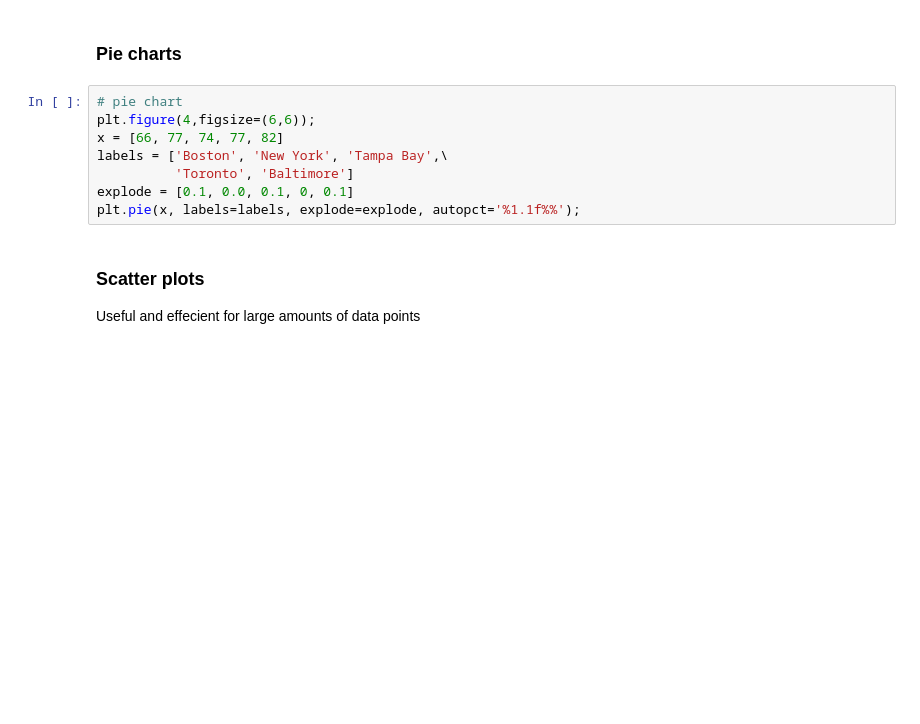
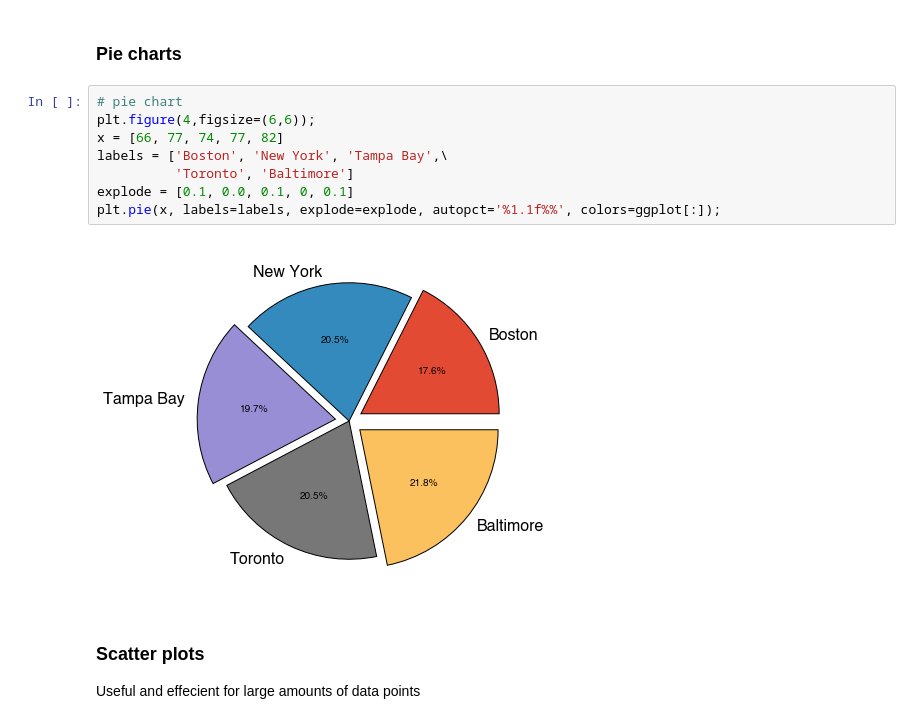
Before and after one commit to agdelma/IntroCompPhysics, a Jupyter notebook: Lectures/Notebooks/11_PlotTypes.ipynb, the cells around one changed output. Cells and saved outputs as stored; diff of their text form; blank space fills up the shorter version.

```diff
--- a/Lectures/Notebooks/11_PlotTypes.ipynb
+++ b/Lectures/Notebooks/11_PlotTypes.ipynb
@@ -93,11 +178,13 @@ plt.yticks(bar.values());
 # %%
 # pie chart
 plt.figure(4,figsize=(6,6));
 x = [66, 77, 74, 77, 82]
 labels = ['Boston', 'New York', 'Tampa Bay',\
           'Toronto', 'Baltimore']
 explode = [0.1, 0.0, 0.1, 0, 0.1]
-plt.pie(x, labels=labels, explode=explode, autopct='%1.1f%%');
+plt.pie(x, labels=labels, explode=explode, autopct='%1.1f%%', colors=ggplot[:]);
+# %% [output]
+[figure, added]
 # %% [markdown]
 ### Scatter plots
 
```
Also changed, not shown: parts of 13 cells of this notebook.
